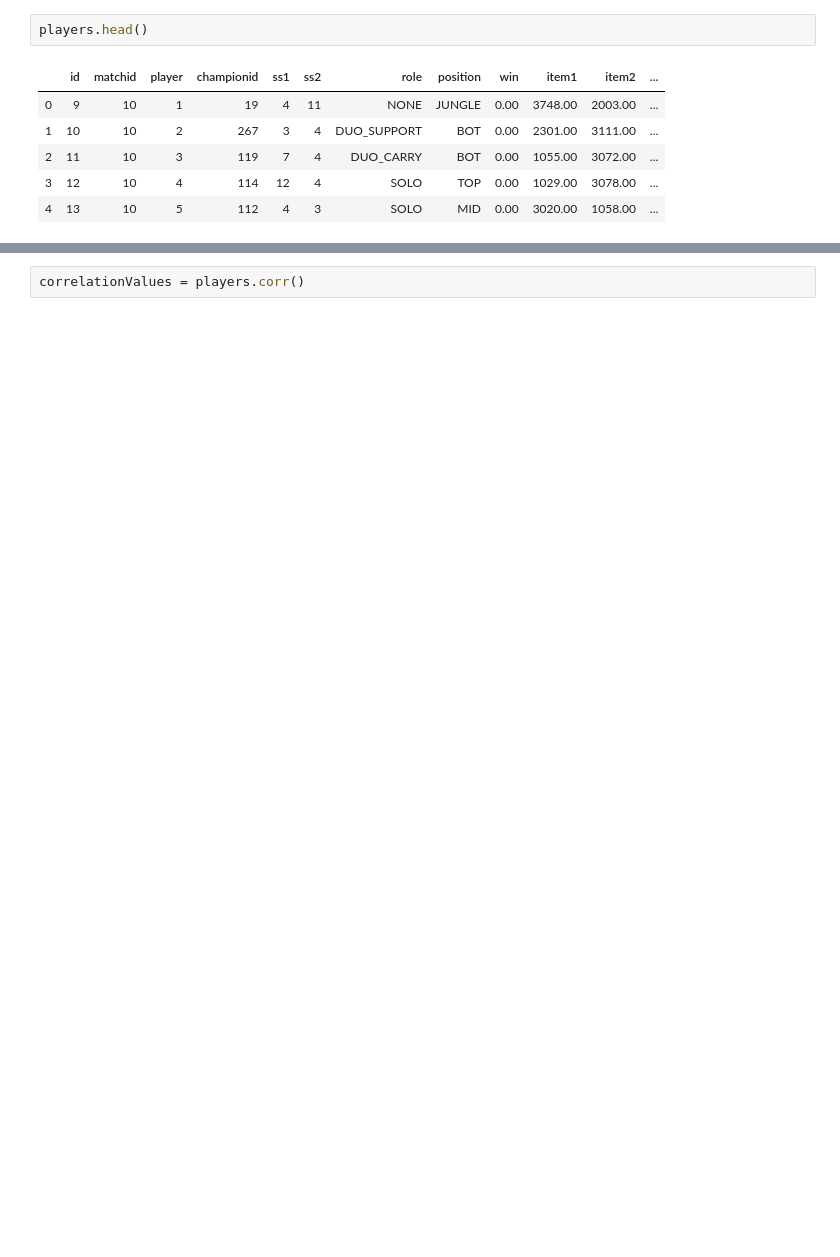
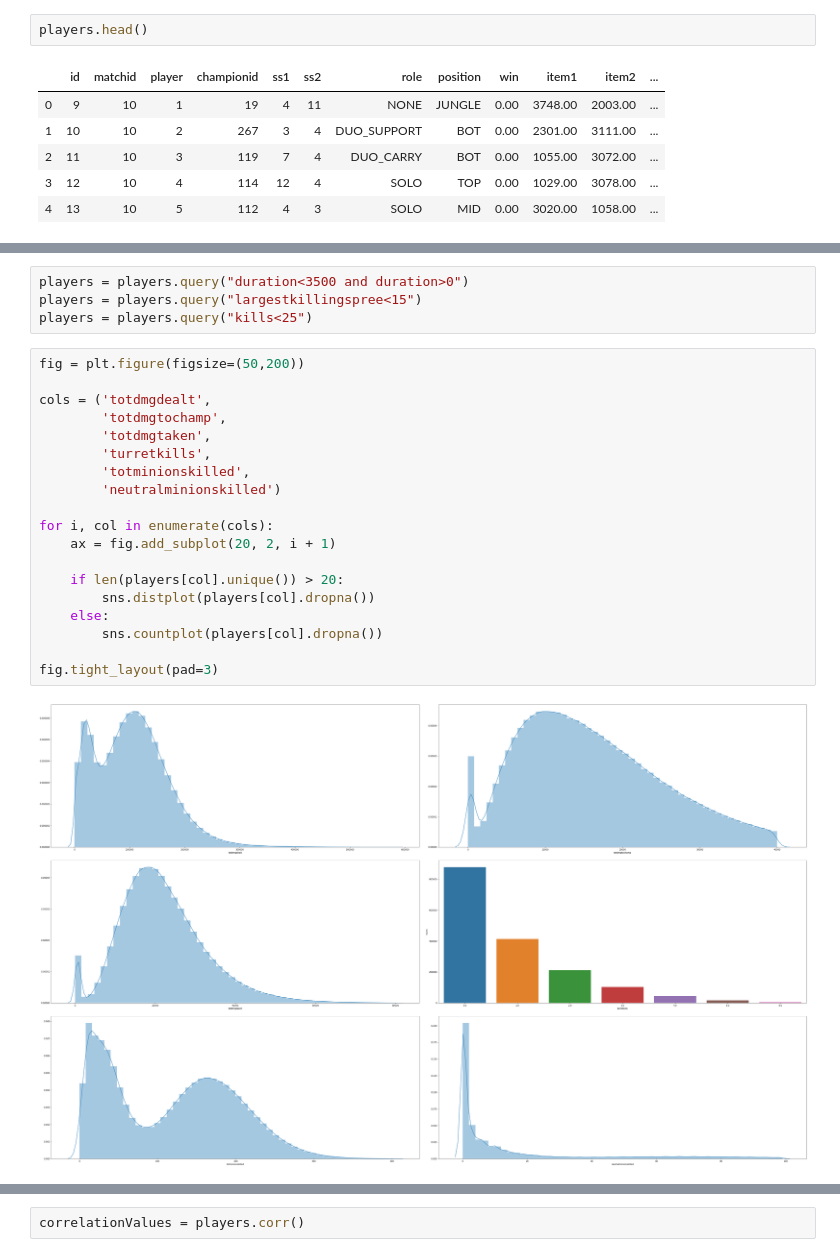
Before and after one commit to Szmariu/LoL-Model, a Jupyter notebook: code.ipynb, the cells around one changed output, grey strips where cells are left out. Saved outputs shown, nothing was run; the diff lists cells and outputs as text; blank space fills up the shorter version.

```diff
--- a/code.ipynb
+++ b/code.ipynb
@@ -253,0 +545,25 @@ fig.tight_layout(pad=3)
+# %%
+players = players.query("duration<3500 and duration>0")
+players = players.query("largestkillingspree<15")
+players = players.query("kills<25")
+# %%
+fig = plt.figure(figsize=(50,200))
+
+cols = ('totdmgdealt',
+        'totdmgtochamp',
+        'totdmgtaken',
+        'turretkills',
+        'totminionskilled',
+        'neutralminionskilled')
+
+for i, col in enumerate(cols):
+    ax = fig.add_subplot(20, 2, i + 1)
+
+    if len(players[col].unique()) > 20:
+        sns.distplot(players[col].dropna())
+    else:
+        sns.countplot(players[col].dropna())
+
+fig.tight_layout(pad=3)
+# %% [output]
+[figure, added]
```
Also changed, not shown: parts of 68 cells of this notebook.
